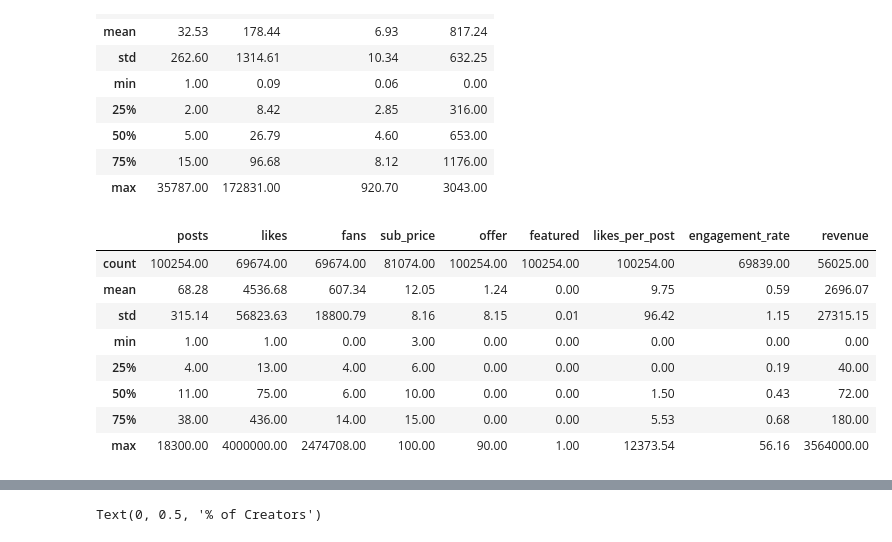
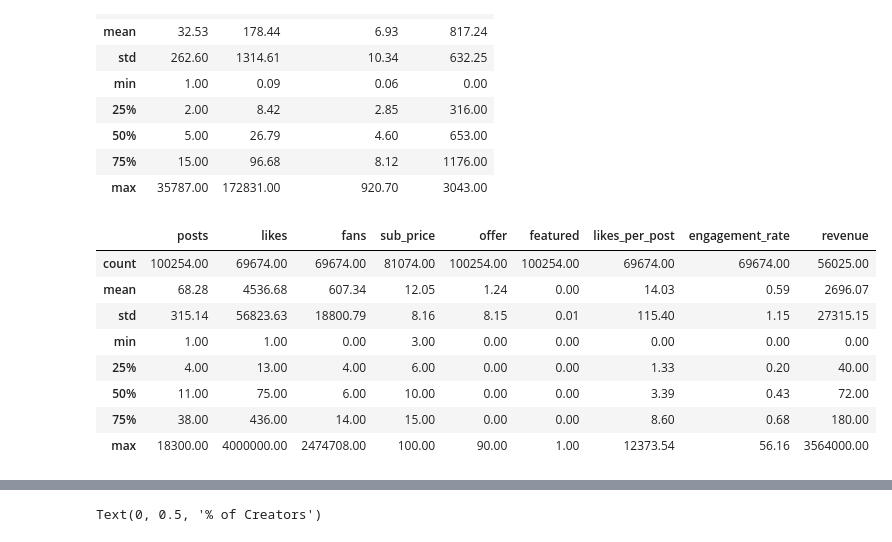
Before and after one commit to fpjnijweide/passion_economy, a Jupyter notebook: Passion economy creator data.ipynb, the cells around one changed output, grey strips where cells are left out. Saved outputs shown, nothing was run; the diff lists cells and outputs as text; code cells hidden in the pictures.

```diff
--- a/Passion economy creator data.ipynb
+++ b/Passion economy creator data.ipynb
@@ -212,9 +226,9 @@ price_pred = price_pred_full
 # %%
 # Just set empty prices to $10, the median (but below the mean)
 
-# TODO actually use this new price data, fix nan stuff?
 
 onlyfans['sub_price'] = price_pred
+onlyfans.sub_price = onlyfans.sub_price.round()
 
-pd.Series(Y_).describe()
+onlyfans.sub_price.describe()
 # %% [output]
@@ -241,12 +255,23 @@ X = pd.DataFrame([onlyfans.likes[mask],onlyfans.posts[mask]]).T
 y=np.array(onlyfans.engagement_rate[mask])
 
 # kernel = 0.01 * RBF(length_scale=[10000,10,150],length_scale_bounds=(1e-6,1.47e+12)) + WhiteKernel(noise_level=5)
-kernel = 0.01 * RBF(length_scale=[1000000,150],length_scale_bounds=(30,1.47e+12)) + WhiteKernel(noise_level=0.1,noise_level_bounds=(1e-6,0.3)) + DotProduct()
+kernel =  0.01 * RBF(length_scale=[1000000,150],length_scale_bounds=(30,1.47e12)) + WhiteKernel(noise_level=0.1,noise_level_bounds=(1e-6,0.3)) + DotProduct()
 
 gp = GaussianProcessRegressor(kernel=kernel).fit(X, y)
 xlim=600000
 X_ = pd.DataFrame([onlyfans.likes[mask_2],onlyfans.posts[mask_2]]).T
-Y_ = gp.predict(X_)
+means, sigmas = gp.predict(X_,return_std=True)
+
+myclip_a=0.005
+myclip_b=np.inf
+
+# Y_ = np.random.normal(means,sigmas)
+Y_ = means
+
+# a, b = (myclip_a - means) / sigmas, (myclip_b - means) / sigmas
+# Y_ = np.array([scipy.stats.truncnorm.stats(a[i], b[i], loc=means[i],scale=sigmas[i],moments='m') for i in range(len(means))])
+
+engagement_rate_pred_jittery = np.clip(Y_,myclip_a,None)
 # %%
 
 plt.scatter(onlyfans.likes[mask], y, c='r', s=50, zorder=10, edgecolors=(0, 0, 0))
@@ -257,8 +282,6 @@ plt.title("Initial: %s\nOptimum: %s\nLog-Marginal-Likelihood: %s"
              gp.log_marginal_likelihood(gp.kernel_.theta)))
 plt.tight_layout()
 
-# TODO find clip point
-engagement_rate_pred_jittery = np.clip(Y_,0.005,None)
 plt.scatter(onlyfans.likes[mask_2], engagement_rate_pred_jittery, c='b', s=10, zorder=10, edgecolors=(0, 0, 0))
 
 
@@ -314,6 +334,9 @@ onlyfans.fans = onlyfans.fans.replace([np.inf, -np.inf], np.nan)
 # %%
 # monthly revenue
 onlyfans['revenue'] = onlyfans['sub_price'] * onlyfans['fans']
+
+onlyfans=onlyfans.sort_values(by=['revenue'])
+onlyfans.reset_index(drop=True, inplace=True)
 # %% [markdown]
 # Plots
 # %%
@@ -330,17 +355,17 @@ patreon.describe().round(2)
 | 75% | 15.00 | 96.68 | 8.12 | 1176.00 |
 | max | 35787.00 | 172831.00 | 920.70 | 3043.00 |
 # %%
-onlyfans.to_csv('onlyfans.csv')
+onlyfans.to_csv('onlyfans.csv',index=False)
 onlyfans.describe().round(2)
 # %% [output]
 |  | posts | likes | fans | sub_price | offer | featured | likes_per_post | engagement_rate | revenue |
-| count | 100254.00 | 69674.00 | 69674.00 | 81074.00 | 100254.00 | 100254.00 | 100254.00 | 69839.00 | 56025.00 |
-| mean | 68.28 | 4536.68 | 607.34 | 12.05 | 1.24 | 0.00 | 9.75 | 0.59 | 2696.07 |
-| std | 315.14 | 56823.63 | 18800.79 | 8.16 | 8.15 | 0.01 | 96.42 | 1.15 | 27315.15 |
+| count | 100254.00 | 69674.00 | 69674.00 | 81074.00 | 100254.00 | 100254.00 | 69674.00 | 69674.00 | 56025.00 |
+| mean | 68.28 | 4536.68 | 607.34 | 12.05 | 1.24 | 0.00 | 14.03 | 0.59 | 2696.07 |
+| std | 315.14 | 56823.63 | 18800.79 | 8.16 | 8.15 | 0.01 | 115.40 | 1.15 | 27315.15 |
 | min | 1.00 | 1.00 | 0.00 | 3.00 | 0.00 | 0.00 | 0.00 | 0.00 | 0.00 |
-| 25% | 4.00 | 13.00 | 4.00 | 6.00 | 0.00 | 0.00 | 0.00 | 0.19 | 40.00 |
-| 50% | 11.00 | 75.00 | 6.00 | 10.00 | 0.00 | 0.00 | 1.50 | 0.43 | 72.00 |
-| 75% | 38.00 | 436.00 | 14.00 | 15.00 | 0.00 | 0.00 | 5.53 | 0.68 | 180.00 |
+| 25% | 4.00 | 13.00 | 4.00 | 6.00 | 0.00 | 0.00 | 1.33 | 0.20 | 40.00 |
+| 50% | 11.00 | 75.00 | 6.00 | 10.00 | 0.00 | 0.00 | 3.39 | 0.43 | 72.00 |
+| 75% | 38.00 | 436.00 | 14.00 | 15.00 | 0.00 | 0.00 | 8.60 | 0.68 | 180.00 |
 | max | 18300.00 | 4000000.00 | 2474708.00 | 100.00 | 90.00 | 1.00 | 12373.54 | 56.16 | 3564000.00 |
 # %%
 onlyfans = pd.read_csv("onlyfans.csv")
```
Also changed, not shown: parts of 25 cells of this notebook, 3 other files.
